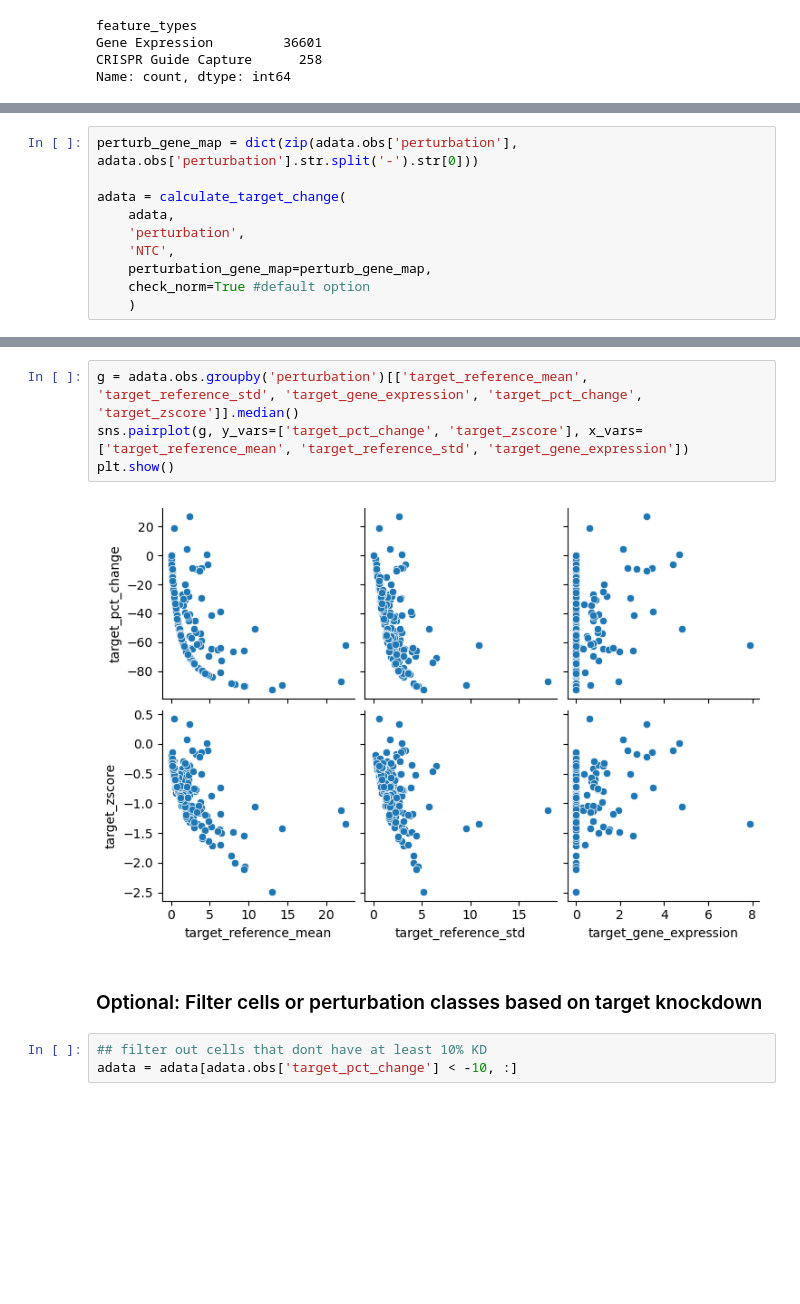
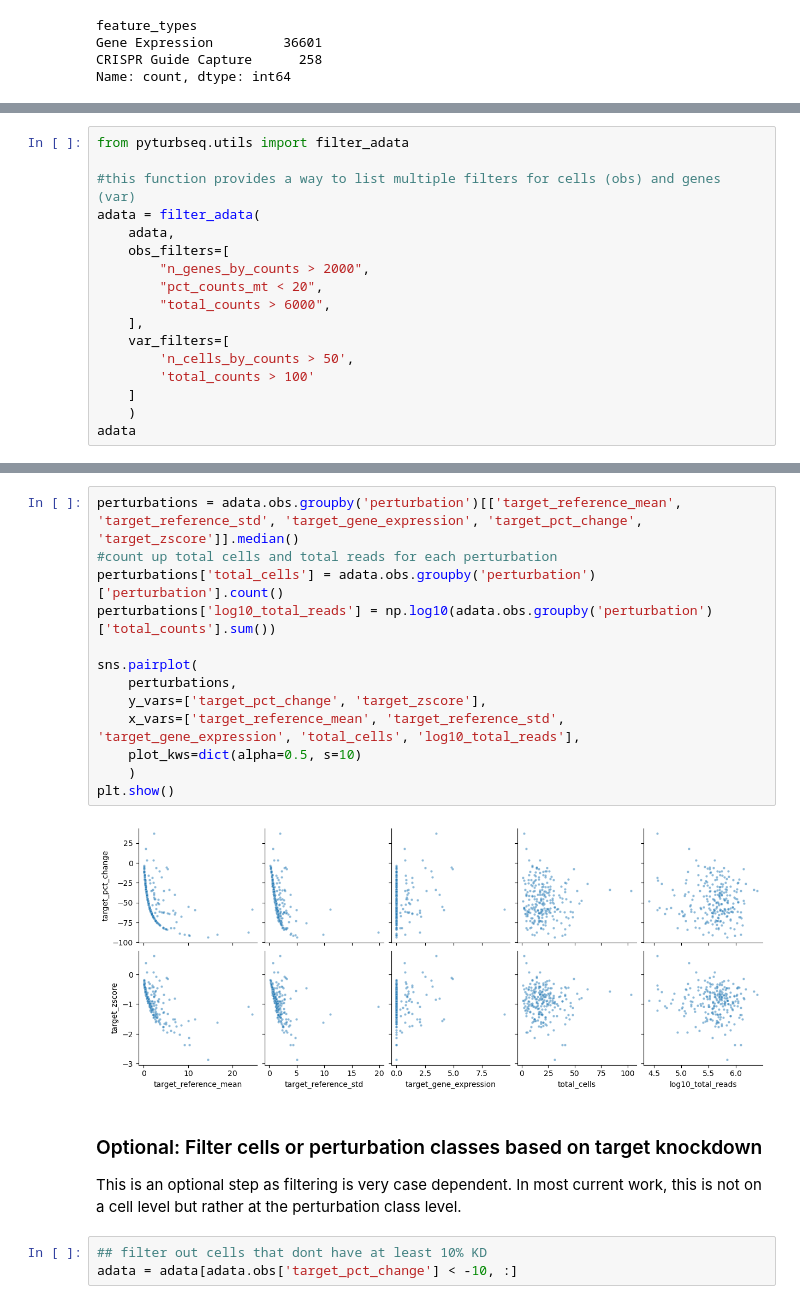
Before and after one commit to aidanwinters/pyturbseq, a Jupyter notebook: Pyturbseq_Tutorial.ipynb, the cells around one changed output, grey strips where cells are left out. Saved outputs shown, nothing was run; the diff lists cells and outputs as text; blank space fills up the shorter version.

Commit message:
added more comprehensive tutorial and minor alterations to functions for use and readability

```diff
--- a/Pyturbseq_Tutorial.ipynb
+++ b/Pyturbseq_Tutorial.ipynb
@@ -143,0 +187,17 @@ KeyError: False
+# %%
+from pyturbseq.utils import filter_adata
+
+#this function provides a way to list multiple filters for cells (obs) and genes (var)
+adata = filter_adata(
+    adata,
+    obs_filters=[
+        "n_genes_by_counts > 2000",
+        "pct_counts_mt < 20",
+        "total_counts > 6000",
+    ],
+    var_filters=[
+        'n_cells_by_counts > 50',
+        'total_counts > 100'
+    ]
+    )
+adata
@@ -163,10 +219,0 @@ from pyturbseq.utils import calculate_target_change
-# %%
-perturb_gene_map = dict(zip(adata.obs['perturbation'], adata.obs['perturbation'].str.split('-').str[0]))
-
-adata = calculate_target_change(
-    adata,
-    'perturbation',
-    'NTC',
-    perturbation_gene_map=perturb_gene_map,
-    check_norm=True #default option
-    )
@@ -192,11 +256,22 @@ plt.show()
 # %%
-g = adata.obs.groupby('perturbation')[['target_reference_mean', 'target_reference_std', 'target_gene_expression', 'target_pct_change', 'target_zscore']].median()
-sns.pairplot(g, y_vars=['target_pct_change', 'target_zscore'], x_vars=['target_reference_mean', 'target_reference_std', 'target_gene_expression'])
+perturbations = adata.obs.groupby('perturbation')[['target_reference_mean', 'target_reference_std', 'target_gene_expression', 'target_pct_change', 'target_zscore']].median()
+#count up total cells and total reads for each perturbation
+perturbations['total_cells'] = adata.obs.groupby('perturbation')['perturbation'].count()
+perturbations['log10_total_reads'] = np.log10(adata.obs.groupby('perturbation')['total_counts'].sum())
+
+sns.pairplot(
+    perturbations,
+    y_vars=['target_pct_change', 'target_zscore'],
+    x_vars=['target_reference_mean', 'target_reference_std', 'target_gene_expression', 'total_cells', 'log10_total_reads'],
+    plot_kws=dict(alpha=0.5, s=10)
+    )
 plt.show()
 # %% [output]
-[figure, old version]
+[figure, new version]
-# %% [markdown]
-### Optional: Filter cells or perturbation classes based on target knockdown
+# %% [markdown]
+### Optional: Filter cells or perturbation classes based on target knockdown
+
+This is an optional step as filtering is very case dependent. In most current work, this is not on a cell level but rather at the perturbation class level.
 # %%
 ## filter out cells that dont have at least 10% KD
 adata = adata[adata.obs['target_pct_change'] < -10, :]
```
Also changed, not shown: parts of 59 cells of this notebook, 3 other files.
